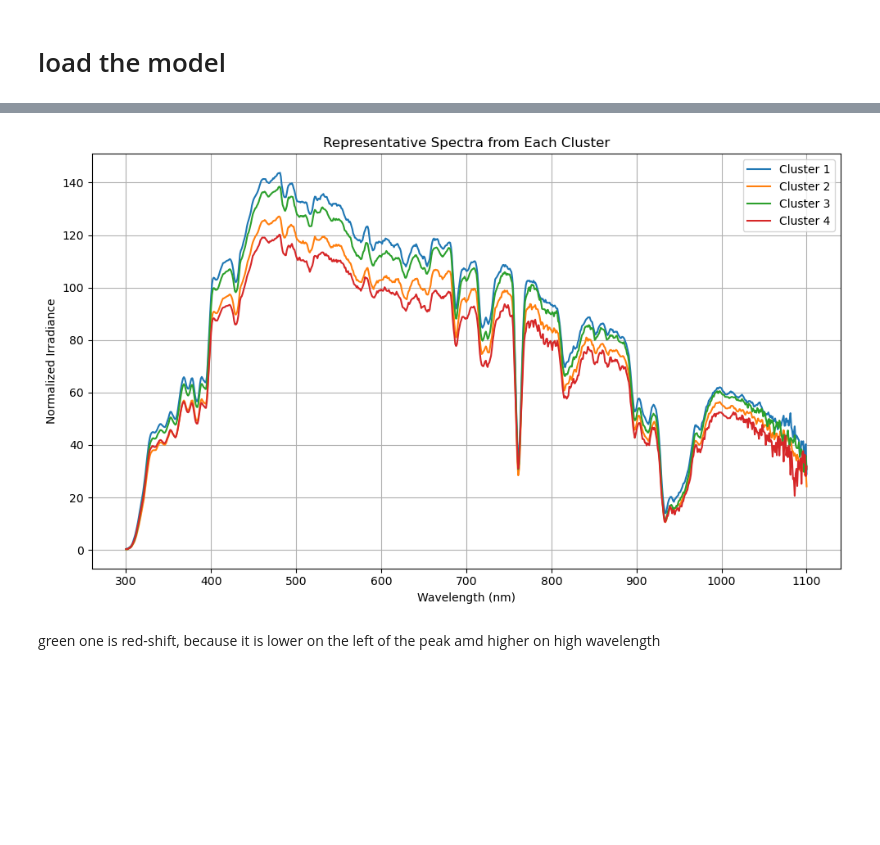
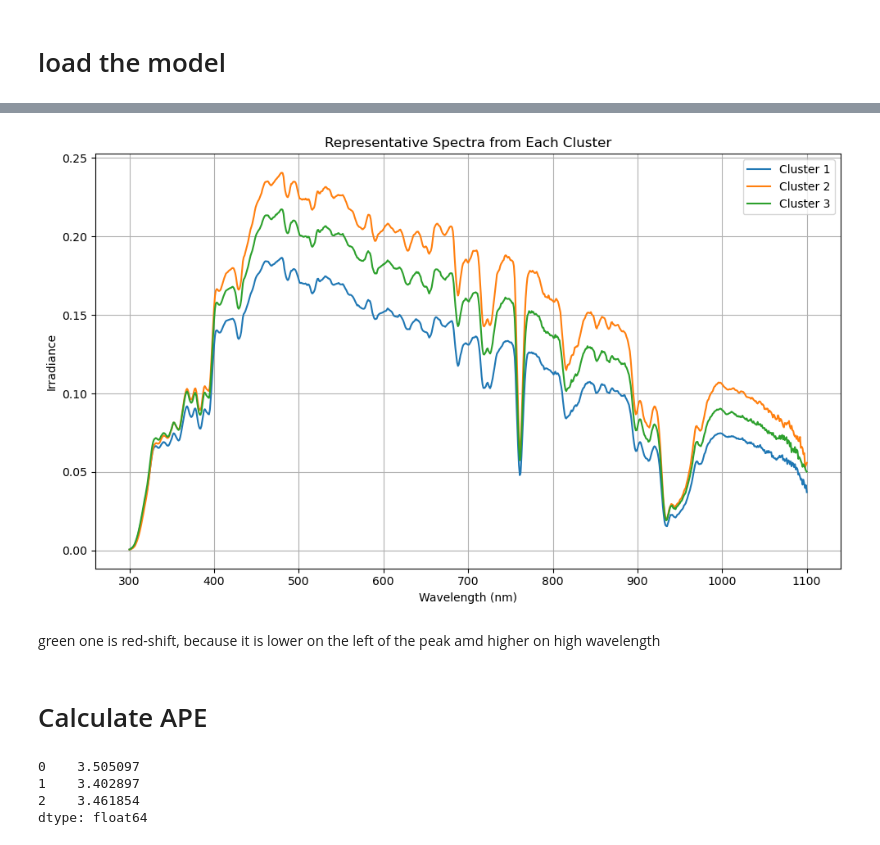
Before and after one commit to Noulinho/SpectraClustering, a Jupyter notebook: JupyterProject/DataLoaderSubset.ipynb, the cells around one changed output, grey strips where cells are left out. Drawn from its saved outputs; the diff is of its cells as text; code cells hidden in the pictures; blank space fills up the shorter version.

```diff
--- a/JupyterProject/DataLoaderSubset.ipynb
+++ b/JupyterProject/DataLoaderSubset.ipynb
@@ -152,31 +516,43 @@ def evaluate_loss(model, data_tensor, batch_size=512):
 device = torch.device("cuda" if torch.cuda.is_available() else "cpu")
 print(f"Using device: {device}")
 
-# Normalize on CPU
-eps = 1e-8
-train_min = train_tensor.min(dim=1, keepdim=True).values
-train_max = train_tensor.max(dim=1, keepdim=True).values
-train_tensor_norm = (train_tensor - train_min) / (train_max - train_min + eps)
 
-val_min = val_tensor.min(dim=1, keepdim=True).values
-val_max = val_tensor.max(dim=1, keepdim=True).values
-val_tensor_norm = (val_tensor - val_min) / (val_max - val_min + eps)
+
+# # Normalize
+# eps = 1e-8
+# # train_min = test_tensor.min(dim=1, keepdim=True).values
+# train_max = test_tensor.max(dim=1, keepdim=True).values
+# # train_tensor_norm = (test_tensor - train_min) / (train_max - train_min + eps)
+# train_tensor_norm = (test_tensor) / (train_max  + eps)
+
+# # val_min = val_tensor.min(dim=1, keepdim=True).values
+# val_max = val_tensor.max(dim=1, keepdim=True).values
+# # val_tensor_norm = (val_tensor - val_min) / (val_max - val_min + eps)
+# val_tensor_norm = (val_tensor) / (val_max + eps)
+
+train_tensor_norm = torch.cat([train_tensor, test_tensor], dim=0)
+val_tensor_norm = val_tensor
+train_tensor_norm = test_tensor
+
+
 
 # Stay on CPU — no .to(device) here
 train_dataset = TensorDataset(train_tensor_norm)
 val_dataset = TensorDataset(val_tensor_norm)
 
-train_loader = DataLoader(train_dataset, batch_size=128, shuffle=True)
-val_loader = DataLoader(val_dataset, batch_size=512, shuffle=False)
+train_loader = DataLoader(train_dataset, batch_size=256, shuffle=True)
+val_loader = DataLoader(val_dataset, batch_size=256, shuffle=False)
 
 # Init model
 input_dim = train_tensor.shape[1]
 model = DAE(input_dim).to(device)
-optimizer = torch.optim.Adam(model.parameters(), lr=1e-3)
+optimizer = torch.optim.AdamW(model.parameters(), lr=1e-3)
 criterion = nn.MSELoss()
 
+scheduler = torch.optim.lr_scheduler.ReduceLROnPlateau(optimizer, 'min', patience=5, factor=0.5)
+
 # Training loop
-n_epochs = 50
+n_epochs = 100
 train_losses, val_losses = [], []
 
 for epoch in range(n_epochs):
@@ -210,6 +586,9 @@ for epoch in range(n_epochs):
 
     avg_val_loss = total_val_loss / val_samples
 
+
+    scheduler.step(avg_val_loss)
+
     train_losses.append(avg_train_loss)
     val_losses.append(avg_val_loss)
 
@@ -381,7 +922,7 @@ plt.show()
 # %%
 
 # HAC with 5 clusters
-hac_5 = AgglomerativeClustering(n_clusters=4)
+hac_5 = AgglomerativeClustering(n_clusters=3)
 cluster_labels = hac_5.fit_predict(sampled_latent)
 # %%
 
@@ -394,34 +935,36 @@ for cluster_id in np.unique(cluster_labels):
 
     # Step 2: Compute pairwise distances within the cluster
     pairwise_dists = cdist(cluster_latents, cluster_latents, metric='euclidean')
 
     # Step 3: Sum distances for each sample
     sum_dists = pairwise_dists.sum(axis=1)
 
     # Step 4: Select index with minimum total distance
     rep_idx_within_cluster = np.argmin(sum_dists)
     rep_idx = cluster_idx[rep_idx_within_cluster]
     representative_indices.append(rep_idx)
 
 # Step 5: Get the corresponding original spectra (denormalized if needed)
 rep_spectra = test_tensor[representative_indices].cpu().numpy()
 
 # Step 6: Plot the representative spectra
 plt.figure(figsize=(10, 6))
 #wavelengths = spectra['Wavelength'].values  # original x-axis
 wavelengths = np.arange(300, 1101)
 
 for i, spec in enumerate(rep_spectra):
     plt.plot(wavelengths, spec, label=f'Cluster {i+1}')
 
 plt.title('Representative Spectra from Each Cluster')
 plt.xlabel('Wavelength (nm)')
-plt.ylabel('Normalized Irradiance')
+plt.ylabel('Irradiance')
 plt.legend()
 plt.grid(True)
 plt.tight_layout()
 plt.show()
 # %% [output]
-[figure, old version]
+[figure, new version]
 # %% [markdown]
 green one is red-shift, because it is lower on the left of the peak amd higher on high wavelength
+# %% [markdown]
+# Calculate APE
@@ -427,0 +975,8 @@ green one is red-shift, because it is lower on the left of the peak amd higher o
+# %%
+ape = spectrum.average_photon_energy(rep_spectra_df)
+ape
+# %% [output]
+0    3.505097
+1    3.402897
+2    3.461854
+dtype: float64
```
Also changed, not shown: parts of 31 cells of this notebook.
